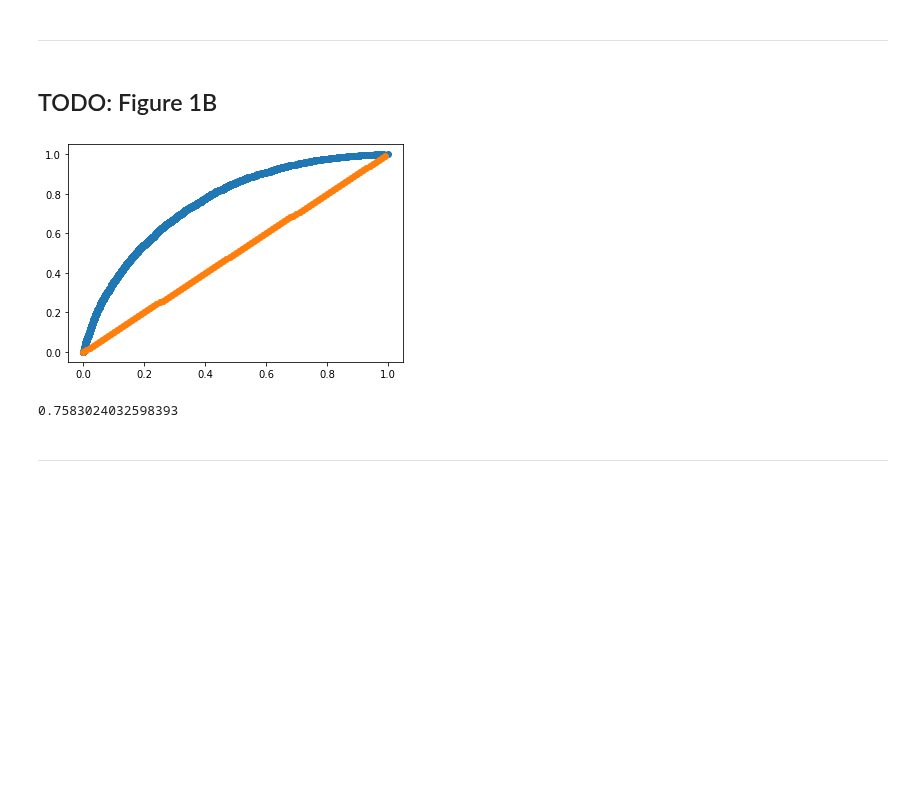
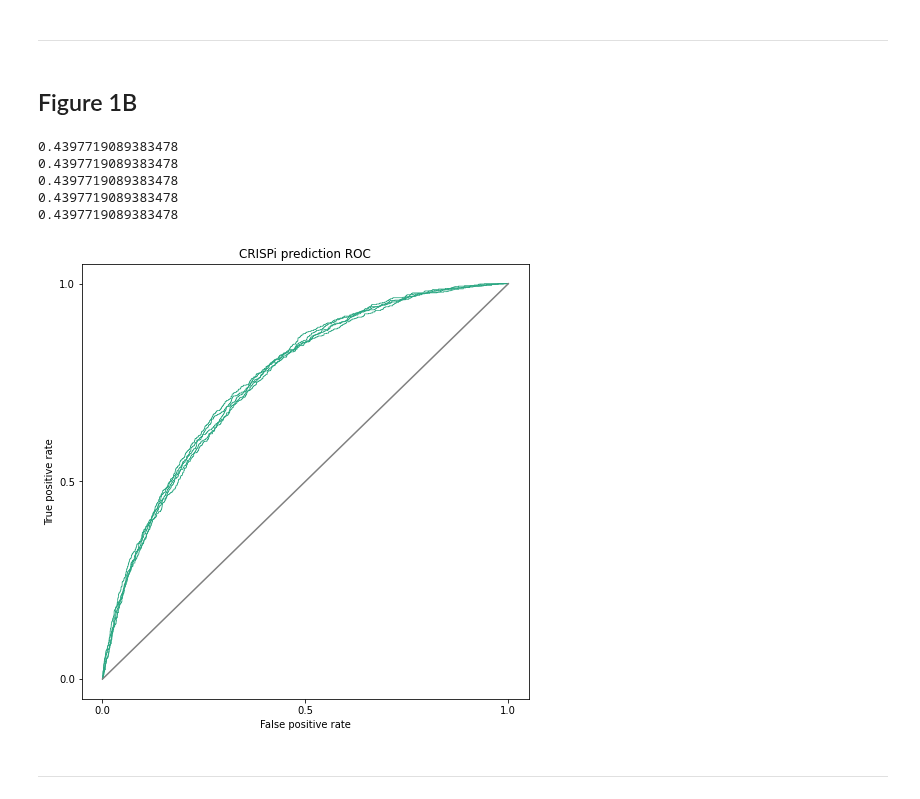
Before and after one commit to AnthonyHein/QCB455Project, a Jupyter notebook: Fitting.ipynb, the cells around one changed output. Cells and saved outputs as stored; diff of their text form; code cells hidden in the pictures; blank space fills up the shorter version.

Commit message:
Figure 1B

```diff
--- a/Fitting.ipynb
+++ b/Fitting.ipynb
@@ -131,6 +132,7 @@ for i in range(len(splits)):
 rs_squared = []
 rs = []
 accuracies = []
+roc_aucs = []
 
 for model in models:
 
@@ -143,9 +145,12 @@ for model in models:
     incorrect = np.logical_xor(preds_bin, scores_bin)
     accuracy = np.mean(np.logical_not(incorrect))
 
+    roc_auc = roc_auc_score(scores_bin, preds_arr)
+
     rs_squared.append(r_squared)
     rs.append(r)
     accuracies.append(accuracy)
+    roc_aucs.append(roc_auc_score(scores_bin, preds_arr))
 # %%
 # save performance to csv
 data = {
@@ -172,21 +178,39 @@ np.save("coef_elastic.npy", tpl_arr)
 # %% [markdown]
 ---
 # %% [markdown]
-## TODO: Figure 1B
+## Figure 1B
-# %%
-fpr, tpr, thresholds = metrics.roc_curve(scores_bin, preds)
-# %%
-fig = plt.figure()
-ax1 = fig.add_subplot(111)
-ax1.scatter(fpr, tpr)
-ax1.scatter(np.arange(0,1,0.01), np.arange(0,1,0.01))
-plt.show()
-# %% [output]
-[figure, removed]
-# %%
-roc_auc_score(scores_bin, preds)
-# %% [output]
-0.7583024032598393
+# %%
+for model in models:
+    print(model.intercept_)
+# %% [output]
+0.4397719089383478
+0.4397719089383478
+0.4397719089383478
+0.4397719089383478
+0.4397719089383478
+# %%
+fig = plt.figure(figsize=(8,8))
+ax1 = fig.add_subplot(111)
+
+for i in range(len(models)):
+
+    test_idxs = splits[i][1]
+
+    preds_arr = models[i].predict(features_arr_std[test_idxs])
+    scores_bin = scores_arr[test_idxs] > 0.75
+
+    fpr, tpr, thresholds = metrics.roc_curve(scores_bin, preds_arr)
+    ax1.plot(fpr, tpr, lw=0.75, color="#2aa782")
+
+ax1.plot(np.array([0,1]), np.array([0,1]), color="gray")
+ax1.set_xlabel("False positive rate")
+ax1.set_ylabel("True positive rate")
+ax1.set_xticks(np.array([0, 0.5, 1]))
+ax1.set_yticks(np.array([0, 0.5, 1]))
+ax1.set_title("CRISPi prediction ROC")
+plt.show()
+# %% [output]
+[figure, added]
 # %% [markdown]
 ---
 # %% [markdown]
```
Also changed, not shown: parts of 2 cells of this notebook.
